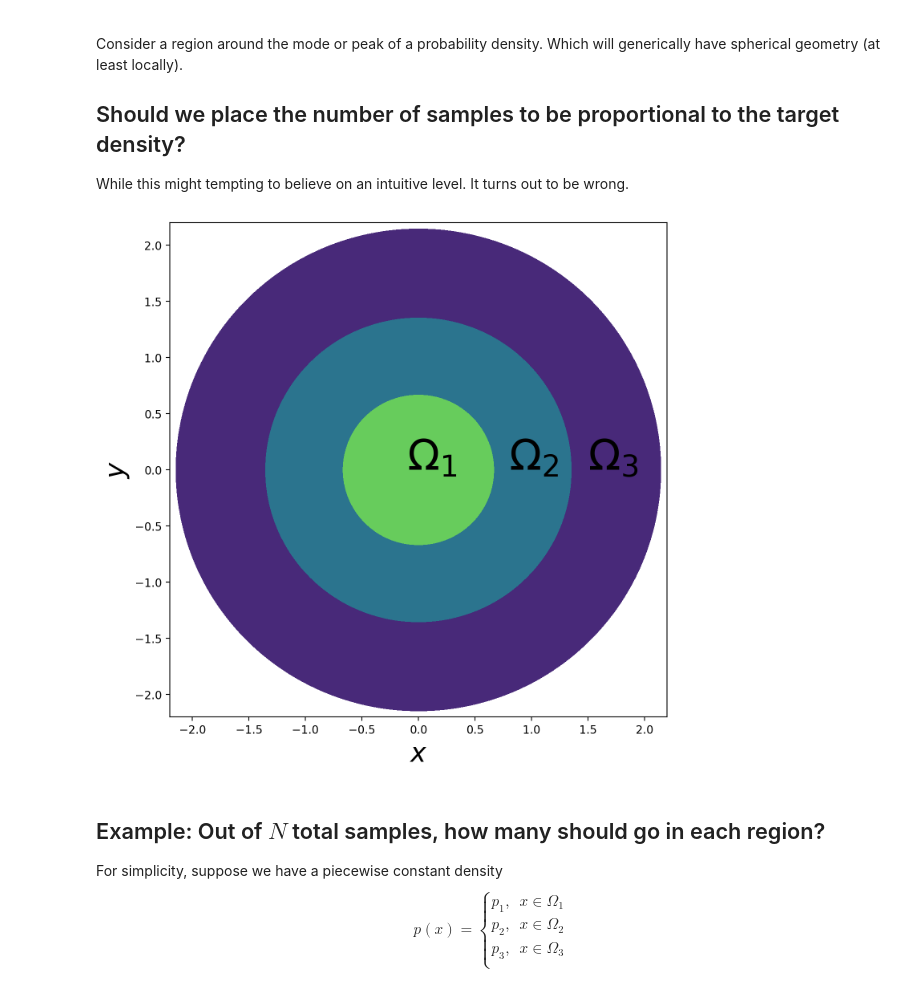
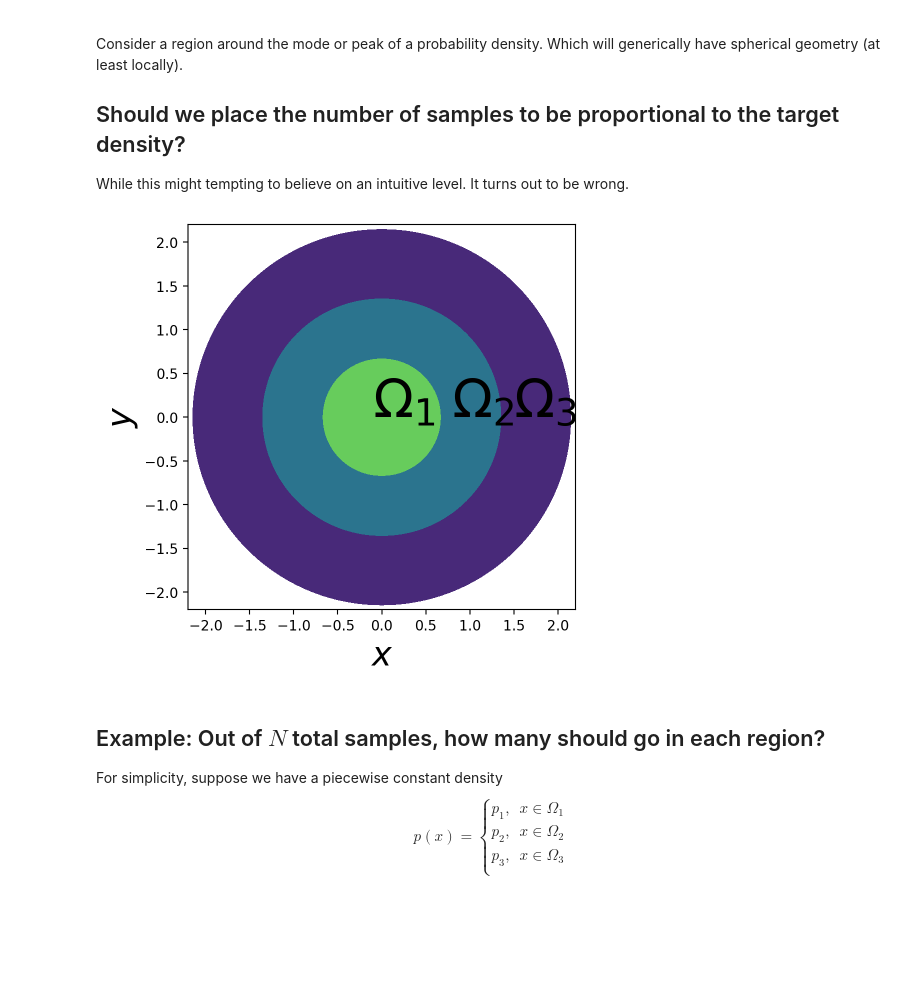
Before and after one commit to ccontrer/MATH509-Winter2025-JupyterNotebooks, a Jupyter notebook: Week 10.ipynb, the cells around one changed output. Saved outputs shown, nothing was run; the diff lists cells and outputs as text; code cells hidden in the pictures; blank space fills up the shorter version.

```diff
--- a/Week 10.ipynb
+++ b/Week 10.ipynb
@@ -237,22 +237,22 @@ While this might tempting to believe on an intuitive level. It turns out to be w
 # %%
 xplot = linspace(-2.2, 2.2, 100)
 yplot = linspace(-2.2, 2.2, 100)
 sigma = 1.
 x1, y1 = 0., 0.
 
 mode1 = exp(-((xplot[None, :] - x1)**2 + (yplot[:, None] - y1)**2)/(2*sigma**2))
 p_unnormalized = mode1
 
-figure(1, [8, 8])
+figure(1, [5, 5])
 # pcolor(xplot, yplot, p_unnormalized)
 contourf(xplot, yplot, p_unnormalized, [0.1, 0.4, 0.8, 1.4])
 text(-0.1, 0, r'$\Omega_1$', fontsize=38)
 text(0.8, 0, r'$\Omega_2$', fontsize=38)
 text(1.5, 0, r'$\Omega_3$', fontsize=38)
 xlabel(r'$x$', fontsize=24)
 ylabel(r'$y$', fontsize=24);
 # %% [output]
-[figure, old version]
+[figure, new version]
 # %% [markdown]
 ## Example: Out of $N$ total samples, how many should go in each region?
 For simplicity, suppose we have a piecewise constant density
```
Also changed, not shown: parts of 22 cells of this notebook, 1 other file.
